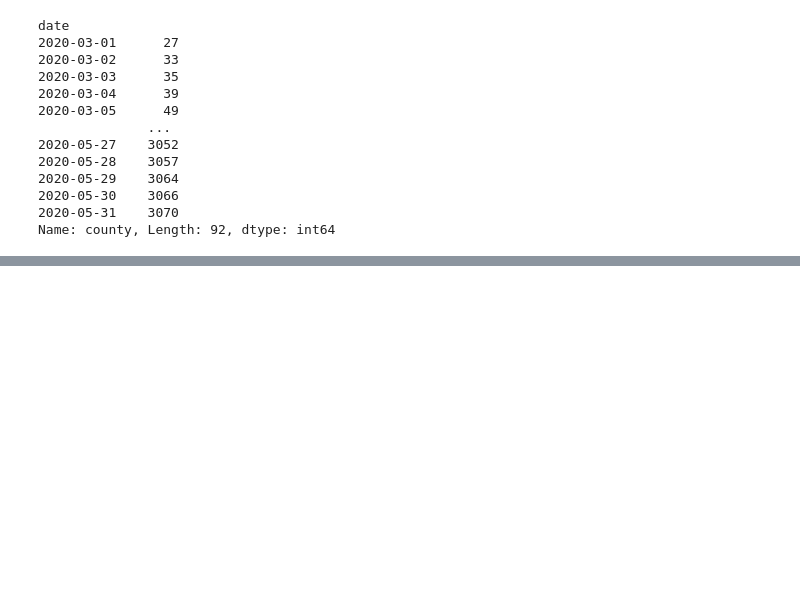
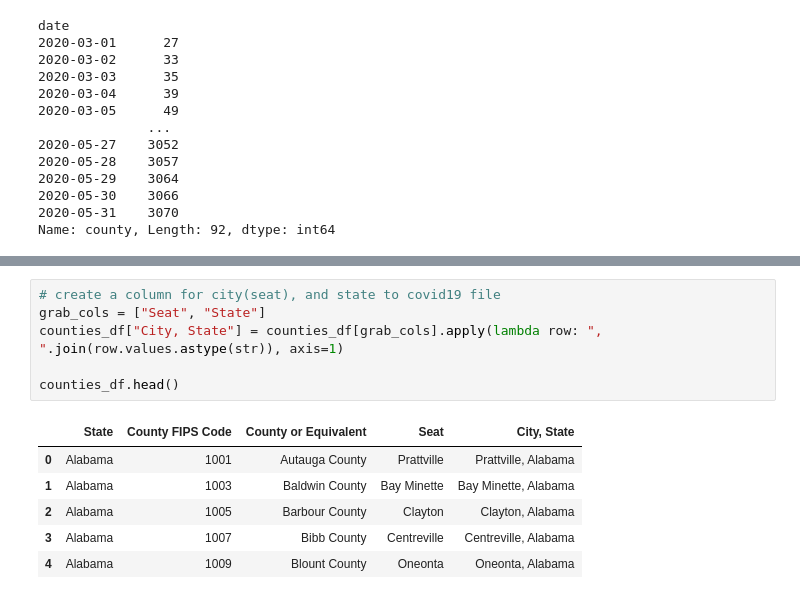
Before and after one commit to ryankracaw/project-one, a Jupyter notebook: spring.ipynb, the cells around one changed output, grey strips where cells are left out. Drawn from its saved outputs; the diff is of its cells as text; blank space fills up the shorter version.

```diff
--- a/spring.ipynb
+++ b/spring.ipynb
@@ -119,0 +145,13 @@ plt.show()
+# %%
+# create a column for city(seat), and state to covid19 file
+grab_cols = ["Seat", "State"]
+counties_df["City, State"] = counties_df[grab_cols].apply(lambda row: ", ".join(row.values.astype(str)), axis=1)
+
+counties_df.head()
+# %% [output]
+|  | State | County FIPS Code | County or Equivalent | Seat | City, State |
+| 0 | Alabama | 1001 | Autauga County | Prattville | Prattville, Alabama |
+| 1 | Alabama | 1003 | Baldwin County | Bay Minette | Bay Minette, Alabama |
+| 2 | Alabama | 1005 | Barbour County | Clayton | Clayton, Alabama |
+| 3 | Alabama | 1007 | Bibb County | Centreville | Centreville, Alabama |
+| 4 | Alabama | 1009 | Blount County | Oneonta | Oneonta, Alabama |
```
Also changed, not shown: parts of 6 cells of this notebook.
